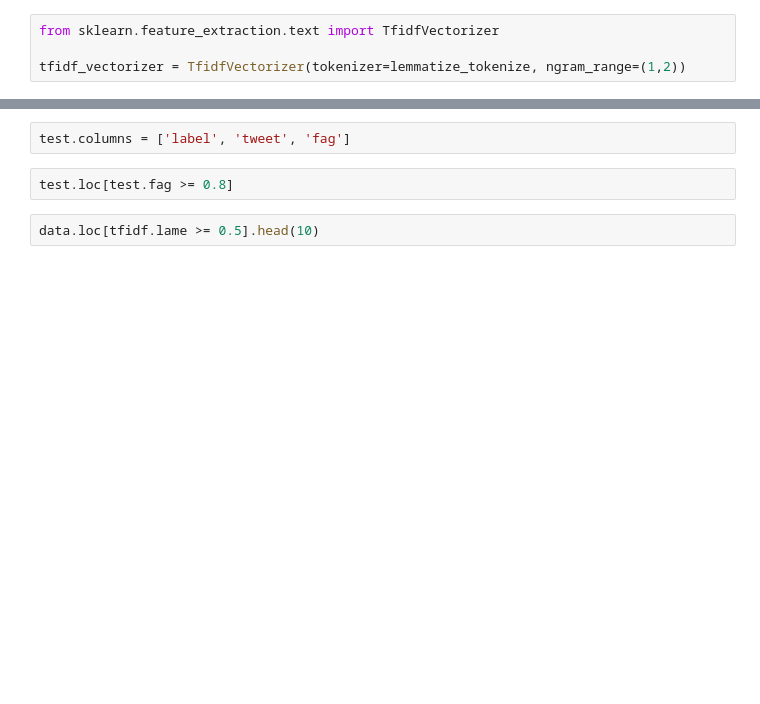
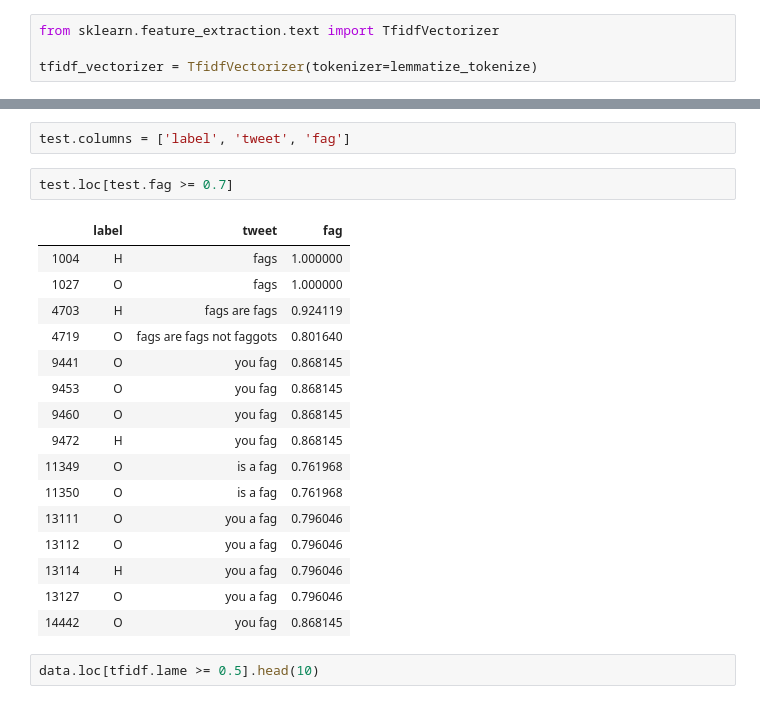
Before and after one commit to filipecard/analise-de-odio, a Jupyter notebook: Análise Descritiva Supervisionada/3 - Normalização do texto.ipynb, the cells around one changed output, grey strips where cells are left out. Drawn from its saved outputs; the diff is of its cells as text; blank space fills up the shorter version.

```diff
--- a/Análise Descritiva Supervisionada/3 - Normalização do texto.ipynb
+++ b/Análise Descritiva Supervisionada/3 - Normalização do texto.ipynb
@@ -189,7 +212,7 @@ data.loc[bow.fag >= 1]  #Localizar tweets com a palavra fag
 # %%
 from sklearn.feature_extraction.text import TfidfVectorizer
 
-tfidf_vectorizer = TfidfVectorizer(tokenizer=lemmatize_tokenize, ngram_range=(1,2))
+tfidf_vectorizer = TfidfVectorizer(tokenizer=lemmatize_tokenize)
 # %%
 values = tfidf_vectorizer.fit_transform(data.tweet_text)
 # %%
@@ -206,7 +227,24 @@ test = pd.DataFrame.from_dict(
 # %%
 test.columns = ['label', 'tweet', 'fag']
 # %%
-test.loc[test.fag >= 0.8]
+test.loc[test.fag >= 0.7]
+# %% [output]
+|  | label | tweet | fag |
+| 1004 | H | fags | 1.000000 |
+| 1027 | O | fags | 1.000000 |
+| 4703 | H | fags are fags | 0.924119 |
+| 4719 | O | fags are fags not faggots | 0.801640 |
+| 9441 | O | you fag | 0.868145 |
+| 9453 | O | you fag | 0.868145 |
+| 9460 | O | you fag | 0.868145 |
+| 9472 | H | you fag | 0.868145 |
+| 11349 | O | is a fag | 0.761968 |
+| 11350 | O | is a fag | 0.761968 |
+| 13111 | O | you a fag | 0.796046 |
+| 13112 | O | you a fag | 0.796046 |
+| 13114 | H | you a fag | 0.796046 |
+| 13127 | O | you a fag | 0.796046 |
+| 14442 | O | you fag | 0.868145 |
 # %%
 data.loc[tfidf.lame >= 0.5].head(10)
 # %%
```
Also changed, not shown: parts of 13 cells of this notebook, 3 other files.
